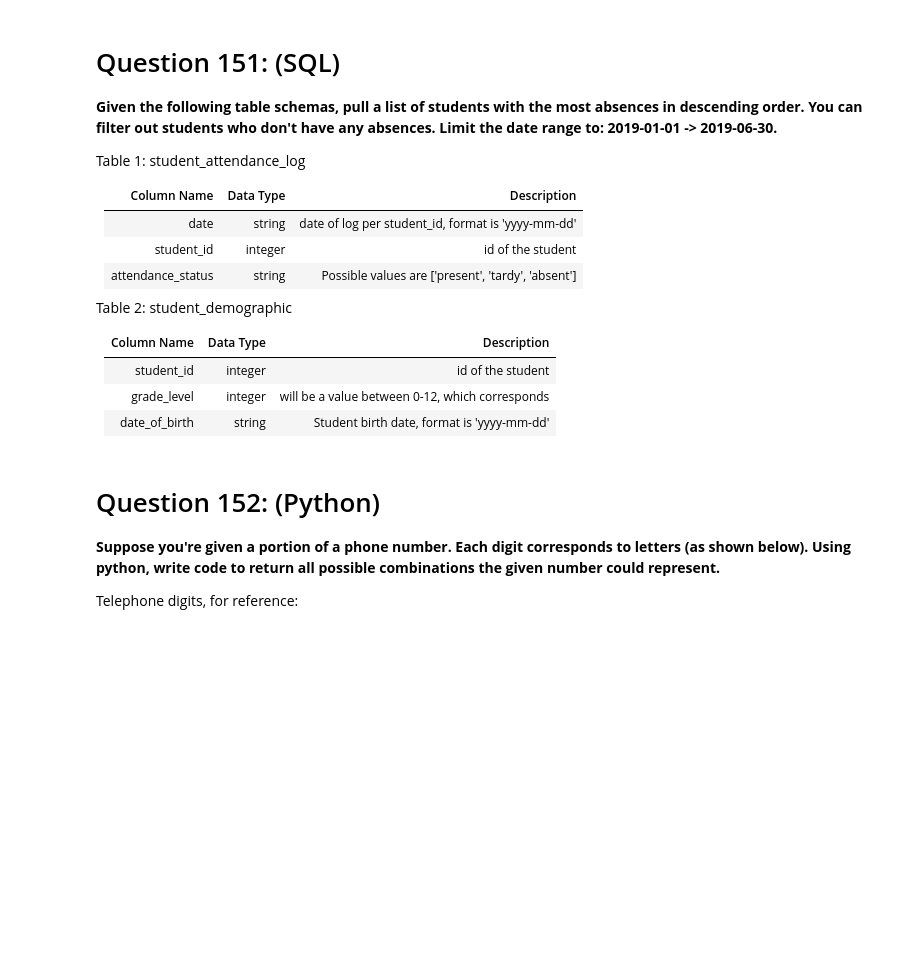
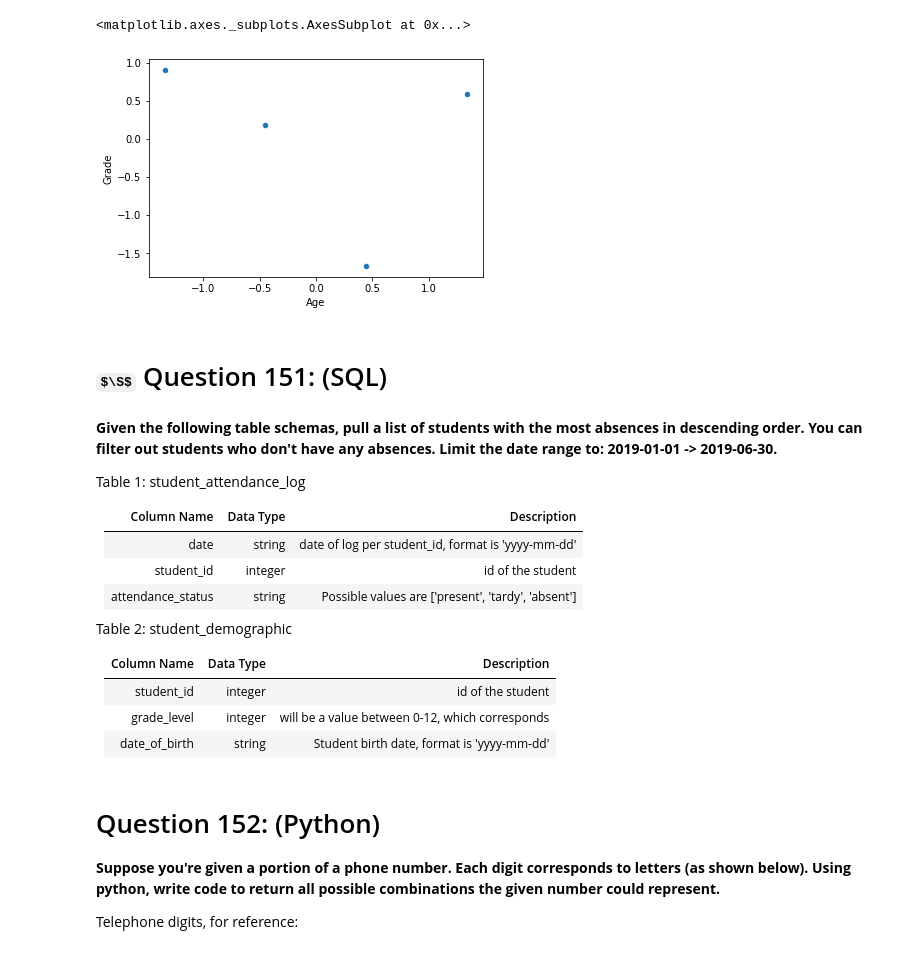
Before and after one commit to NicoMontoya/DataScienceQs, a Jupyter notebook: Puzzles 3.ipynb, the cells around one changed output. Cells and saved outputs as stored; diff of their text form; code cells hidden in the pictures; some formulas as TeX source; blank space fills up the shorter version.

```diff
--- a/Puzzles 3.ipynb
+++ b/Puzzles 3.ipynb
@@ -14,5 +48,19 @@ Age|Favorite Color|Grade|	Name
+# %%
+## Z-score method
+from sklearn.preprocessing import StandardScaler
+
+
+std_scaler = StandardScaler()
+
+
+df_std = pd.DataFrame(std_scaler.fit_transform(df[['Age', 'Grade']]), columns=df[['Age','Grade']].columns)
+
+df_std.plot.scatter('Age', 'Grade')
+# %% [output]
+<matplotlib.axes._subplots.AxesSubplot at 0x...>
+[figure, added]
 # %% [markdown]
-# Question 151: (SQL)
+# $\S$ Question 151: (SQL)
 
 **Given the following table schemas, pull a list of students with the most absences in descending order. You can filter out students who don't have any absences. Limit the date range to: 2019-01-01 -> 2019-06-30.**
 
```
Also changed, not shown: parts of 6 cells of this notebook.
